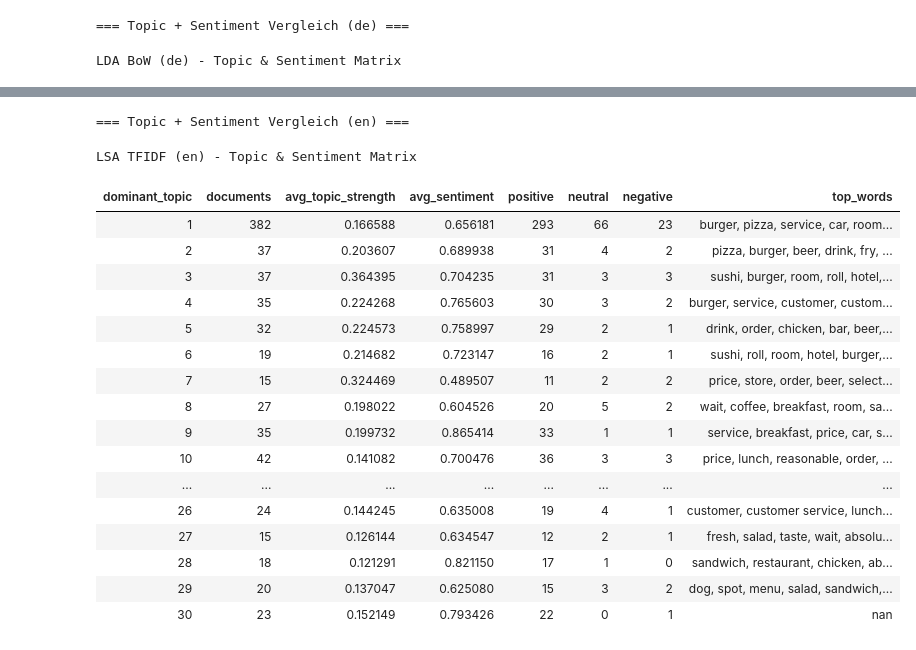
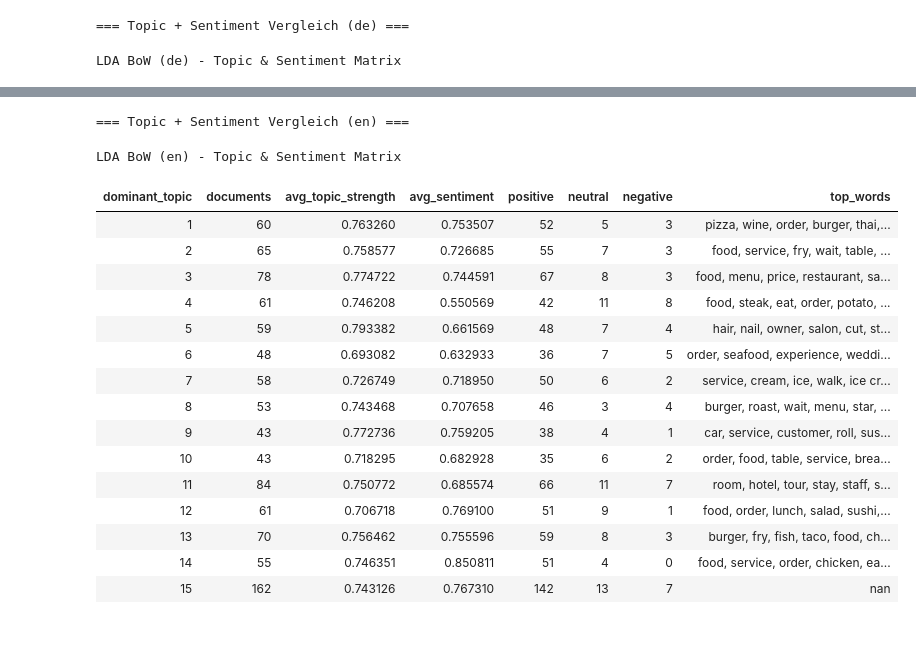
Before and after one commit to schustal-cpu/analyze_message_topics, a Jupyter notebook: analyze_data.ipynb, the cells around one changed output, grey strips where cells are left out. Drawn from its saved outputs; the diff is of its cells as text; code cells hidden in the pictures.

```diff
--- a/analyze_data.ipynb
+++ b/analyze_data.ipynb
@@ -203,6 +253,7 @@ lda_config_prod = {
     "alpha_grid": [0.01, 0.1],       # document-topic prior (sparsity control)
     "eta_grid": [0.01, 0.1],         # topic-word prior
     "max_iter_grid": [10, 20],       # number of training iterations
+    "random_states": [42],
     "learning_method": "batch",      # batch learning for stable convergence
 }
 
@@ -212,6 +263,7 @@ lda_config_test = {
     "alpha_grid": [0.1],         # single prior
     "eta_grid": [0.1],           # single prior
     "max_iter_grid": [10],       # minimal iterations
+    "random_states": [42],
     "learning_method": "batch",
 }
 
@@ -219,7 +271,7 @@ lda_config_test = {
 # SWITCH BETWEEN MODES
 # -----------------------------
 
-TEST_MODE = False  # set to False for full tuning
+TEST_MODE = False  # set to False for full tuning, True for Test
 
 lda_config = lda_config_test if TEST_MODE else lda_config_prod
 
@@ -640,15 +750,15 @@ selected_models = {
     },
 
     "en": {
-        "method": "lsa",
-        "title": "LSA TFIDF (en)",
+        "method": "lda",
+        "title": "LDA BoW (en)",
 
         # Manually selected model (not necessarily top-ranked)
-        "row": lsa_tuning_interpreted_by_lang["en"].iloc[0],
+        "row": lda_tuning_interpreted_by_lang["en"].iloc[0],
 
         # Use TF-IDF representation for both tasks
-        "vector_topic": vectors_topic["tfidf_by_lang"]["en"],
-        "vector_sentiment": vectors_sentiment["tfidf_by_lang"]["en"],
+        "vector_topic": vectors_topic["bow_by_lang"]["en"],
+        "vector_sentiment": vectors_sentiment["bow_by_lang"]["en"],
     }
 }
 
@@ -710,7 +820,7 @@ topic_sentiment_summary = {}
 
 for lang, df in doc_topics_sentiment.items():
 
-    topic_sentiment_summary[lang] = build_topic_sentiment_summary(df, lang)
+    topic_sentiment_summary[lang] = build_topic_sentiment_summary(df)
 
 
 # 7. Display Final Topic + Sentiment Matrices
@@ -768,22 +878,21 @@ LDA BoW (de) - Topic & Sentiment Matrix
 === Topic + Sentiment Vergleich (en) ===
-LSA TFIDF (en) - Topic & Sentiment Matrix
+LDA BoW (en) - Topic & Sentiment Matrix
 | dominant_topic | documents | avg_topic_strength | avg_sentiment | positive | neutral | negative | top_words |
-| 1 | 382 | 0.166588 | 0.656181 | 293 | 66 | 23 | burger, pizza, service, car, room... |
-| 2 | 37 | 0.203607 | 0.689938 | 31 | 4 | 2 | pizza, burger, beer, drink, fry, ... |
-| 3 | 37 | 0.364395 | 0.704235 | 31 | 3 | 3 | sushi, burger, room, roll, hotel,... |
-| 4 | 35 | 0.224268 | 0.765603 | 30 | 3 | 2 | burger, service, customer, custom... |
-| 5 | 32 | 0.224573 | 0.758997 | 29 | 2 | 1 | drink, order, chicken, bar, beer,... |
-| 6 | 19 | 0.214682 | 0.723147 | 16 | 2 | 1 | sushi, roll, room, hotel, burger,... |
-| 7 | 15 | 0.324469 | 0.489507 | 11 | 2 | 2 | price, store, order, beer, select... |
-| 8 | 27 | 0.198022 | 0.604526 | 20 | 5 | 2 | wait, coffee, breakfast, room, sa... |
-| 9 | 35 | 0.199732 | 0.865414 | 33 | 1 | 1 | service, breakfast, price, car, s... |
-| 10 | 42 | 0.141082 | 0.700476 | 36 | 3 | 3 | price, lunch, reasonable, order, ... |
-| ... | ... | ... | ... | ... | ... | ... | ... |
-| 26 | 24 | 0.144245 | 0.635008 | 19 | 4 | 1 | customer, customer service, lunch... |
-| 27 | 15 | 0.126144 | 0.634547 | 12 | 2 | 1 | fresh, salad, taste, wait, absolu... |
-| 28 | 18 | 0.121291 | 0.821150 | 17 | 1 | 0 | sandwich, restaurant, chicken, ab... |
-| 29 | 20 | 0.137047 | 0.625080 | 15 | 3 | 2 | dog, spot, menu, salad, sandwich,... |
-| 30 | 23 | 0.152149 | 0.793426 | 22 | 0 | 1 | nan |
+| 1 | 60 | 0.763260 | 0.753507 | 52 | 5 | 3 | pizza, wine, order, burger, thai,... |
+| 2 | 65 | 0.758577 | 0.726685 | 55 | 7 | 3 | food, service, fry, wait, table, ... |
+| 3 | 78 | 0.774722 | 0.744591 | 67 | 8 | 3 | food, menu, price, restaurant, sa... |
+| 4 | 61 | 0.746208 | 0.550569 | 42 | 11 | 8 | food, steak, eat, order, potato, ... |
+| 5 | 59 | 0.793382 | 0.661569 | 48 | 7 | 4 | hair, nail, owner, salon, cut, st... |
+| 6 | 48 | 0.693082 | 0.632933 | 36 | 7 | 5 | order, seafood, experience, weddi... |
+| 7 | 58 | 0.726749 | 0.718950 | 50 | 6 | 2 | service, cream, ice, walk, ice cr... |
+| 8 | 53 | 0.743468 | 0.707658 | 46 | 3 | 4 | burger, roast, wait, menu, star, ... |
+| 9 | 43 | 0.772736 | 0.759205 | 38 | 4 | 1 | car, service, customer, roll, sus... |
+| 10 | 43 | 0.718295 | 0.682928 | 35 | 6 | 2 | order, food, table, service, brea... |
+| 11 | 84 | 0.750772 | 0.685574 | 66 | 11 | 7 | room, hotel, tour, stay, staff, s... |
+| 12 | 61 | 0.706718 | 0.769100 | 51 | 9 | 1 | food, order, lunch, salad, sushi,... |
+| 13 | 70 | 0.756462 | 0.755596 | 59 | 8 | 3 | burger, fry, fish, taco, food, ch... |
+| 14 | 55 | 0.746351 | 0.850811 | 51 | 4 | 0 | food, service, order, chicken, ea... |
+| 15 | 162 | 0.743126 | 0.767310 | 142 | 13 | 7 | nan |
 # %%
 # Displays the average sentiment score for each topic.
 # Purpose:
```
Also changed, not shown: parts of 14 cells of this notebook, 3 other files.
